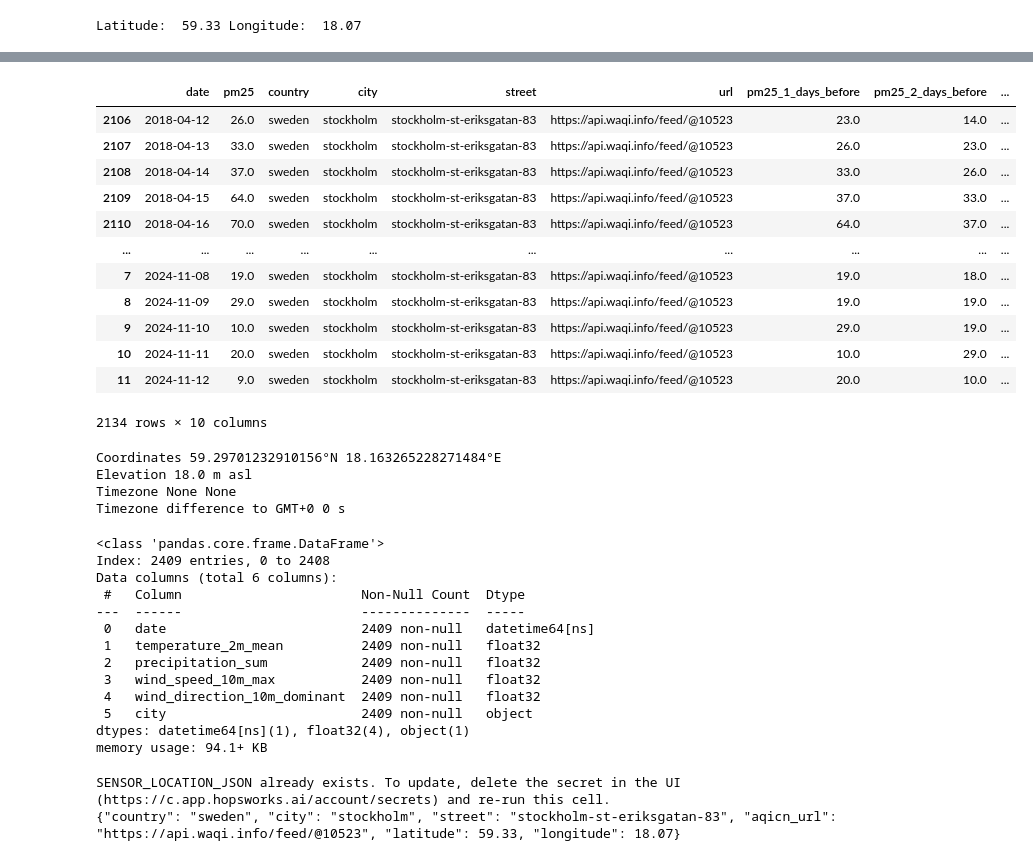
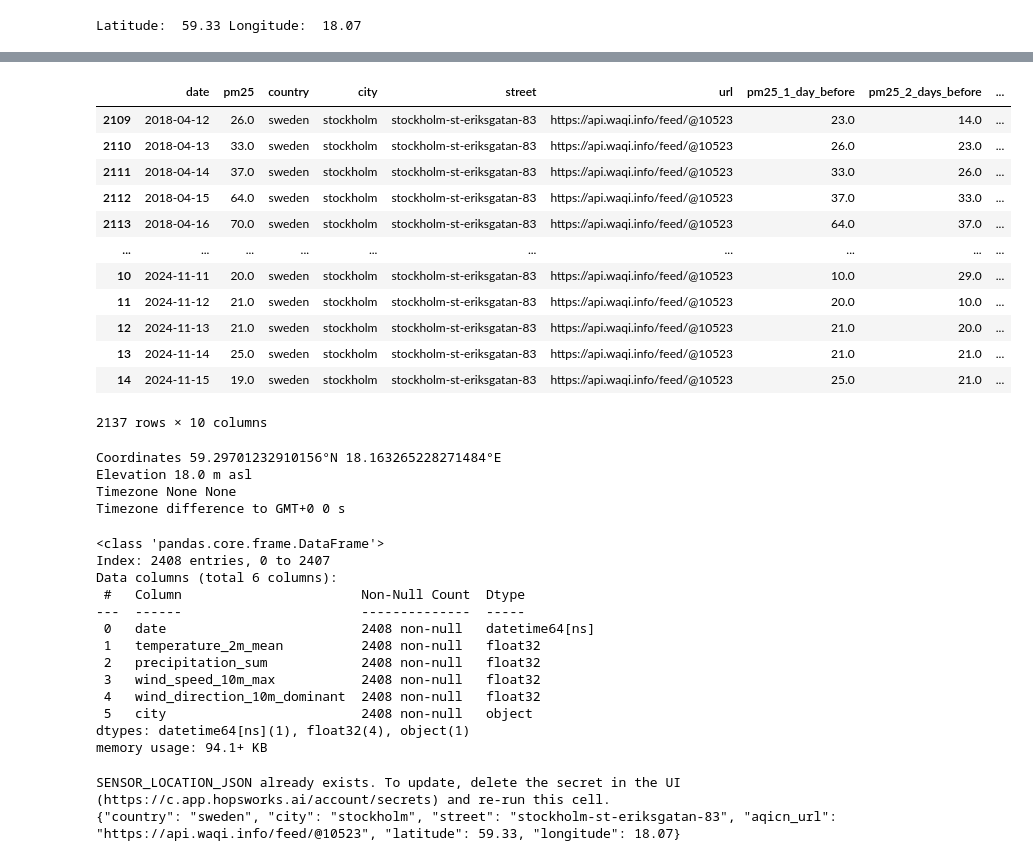
Before and after one commit to desireebill/air-quality-prediction-service, a Jupyter notebook: 1-backfill-feature-group.ipynb, the cells around one changed output, grey strips where cells are left out. Saved outputs shown, nothing was run; the diff lists cells and outputs as text; code cells hidden in the pictures.

```diff
--- a/1-backfill-feature-group.ipynb
+++ b/1-backfill-feature-group.ipynb
@@ -20,6 +20,6 @@ dotenv.load_dotenv()
 AQI_API_KEY = os.getenv("AQI_API_KEY")
 HOPSWORKS_API_KEY = os.getenv("HOPSWORKS_API_KEY")
 # %%
-csv_file = "data/stockholm-st-eriksgatan-83-air-quality.csv"
+csv_file = "data/stockholm-st eriksgatan 83-air-quality.csv"
 util.check_file_path(csv_file)
 # %% [output]
@@ -63,40 +64,41 @@ aq_today_df.head()
 # %%
 # Save the data to a CSV file
 df = pd.read_csv(csv_file, parse_dates=["date"], skipinitialspace=True)
 
 df = df[["date", "pm25"]]
 df["country"] = country
 df["city"] = city
 df["street"] = street
 df["url"] = aqicn_url
 df["pm25"] = df["pm25"].astype("float32")
 
 df.sort_values(by="date", inplace=True)
 
-df["pm25_1_days_before"] = df["pm25"].shift(1)
+# Task 6: add lagging air quality feature
+df["pm25_1_day_before"] = df["pm25"].shift(1)
 df["pm25_2_days_before"] = df["pm25"].shift(2)
 df["pm25_3_days_before"] = df["pm25"].shift(3)
-df["pm25_avg_3_days_before"] = df[["pm25_1_days_before", "pm25_2_days_before", "pm25_3_days_before"]].mean(axis=1)
+df["pm25_average_before"] = df[["pm25_1_day_before", "pm25_2_days_before", "pm25_3_days_before"]].mean(axis=1)
 
-# Drop rows with missing values
+# Remove rows with NaN values, like the first 3 rows
 df.dropna(inplace=True)
 
 # Let's check the data
 df
 # %% [output]
-|  | date | pm25 | country | city | street | url | pm25_1_days_before | pm25_2_days_before | ... |
-| 2106 | 2018-04-12 | 26.0 | sweden | stockholm | stockholm-st-eriksgatan-83 | https://api.waqi.info/feed/@10523 | 23.0 | 14.0 | ... |
-| 2107 | 2018-04-13 | 33.0 | sweden | stockholm | stockholm-st-eriksgatan-83 | https://api.waqi.info/feed/@10523 | 26.0 | 23.0 | ... |
-| 2108 | 2018-04-14 | 37.0 | sweden | stockholm | stockholm-st-eriksgatan-83 | https://api.waqi.info/feed/@10523 | 33.0 | 26.0 | ... |
-| 2109 | 2018-04-15 | 64.0 | sweden | stockholm | stockholm-st-eriksgatan-83 | https://api.waqi.info/feed/@10523 | 37.0 | 33.0 | ... |
-| 2110 | 2018-04-16 | 70.0 | sweden | stockholm | stockholm-st-eriksgatan-83 | https://api.waqi.info/feed/@10523 | 64.0 | 37.0 | ... |
+|  | date | pm25 | country | city | street | url | pm25_1_day_before | pm25_2_days_before | ... |
+| 2109 | 2018-04-12 | 26.0 | sweden | stockholm | stockholm-st-eriksgatan-83 | https://api.waqi.info/feed/@10523 | 23.0 | 14.0 | ... |
+| 2110 | 2018-04-13 | 33.0 | sweden | stockholm | stockholm-st-eriksgatan-83 | https://api.waqi.info/feed/@10523 | 26.0 | 23.0 | ... |
+| 2111 | 2018-04-14 | 37.0 | sweden | stockholm | stockholm-st-eriksgatan-83 | https://api.waqi.info/feed/@10523 | 33.0 | 26.0 | ... |
+| 2112 | 2018-04-15 | 64.0 | sweden | stockholm | stockholm-st-eriksgatan-83 | https://api.waqi.info/feed/@10523 | 37.0 | 33.0 | ... |
+| 2113 | 2018-04-16 | 70.0 | sweden | stockholm | stockholm-st-eriksgatan-83 | https://api.waqi.info/feed/@10523 | 64.0 | 37.0 | ... |
 | ... | ... | ... | ... | ... | ... | ... | ... | ... | ... |
-| 7 | 2024-11-08 | 19.0 | sweden | stockholm | stockholm-st-eriksgatan-83 | https://api.waqi.info/feed/@10523 | 19.0 | 18.0 | ... |
-| 8 | 2024-11-09 | 29.0 | sweden | stockholm | stockholm-st-eriksgatan-83 | https://api.waqi.info/feed/@10523 | 19.0 | 19.0 | ... |
-| 9 | 2024-11-10 | 10.0 | sweden | stockholm | stockholm-st-eriksgatan-83 | https://api.waqi.info/feed/@10523 | 29.0 | 19.0 | ... |
 | 10 | 2024-11-11 | 20.0 | sweden | stockholm | stockholm-st-eriksgatan-83 | https://api.waqi.info/feed/@10523 | 10.0 | 29.0 | ... |
-| 11 | 2024-11-12 | 9.0 | sweden | stockholm | stockholm-st-eriksgatan-83 | https://api.waqi.info/feed/@10523 | 20.0 | 10.0 | ... |
+| 11 | 2024-11-12 | 21.0 | sweden | stockholm | stockholm-st-eriksgatan-83 | https://api.waqi.info/feed/@10523 | 20.0 | 10.0 | ... |
+| 12 | 2024-11-13 | 21.0 | sweden | stockholm | stockholm-st-eriksgatan-83 | https://api.waqi.info/feed/@10523 | 21.0 | 20.0 | ... |
+| 13 | 2024-11-14 | 25.0 | sweden | stockholm | stockholm-st-eriksgatan-83 | https://api.waqi.info/feed/@10523 | 21.0 | 21.0 | ... |
+| 14 | 2024-11-15 | 19.0 | sweden | stockholm | stockholm-st-eriksgatan-83 | https://api.waqi.info/feed/@10523 | 25.0 | 21.0 | ... |
-2134 rows × 10 columns
+2137 rows × 10 columns
 # %%
 earliest_date = pd.Series.min(df['date'])
 earliest_date = earliest_date.strftime("%Y-%m-%d")
@@ -112,16 +114,16 @@ Timezone difference to GMT+0 0 s
 weather_df.info()
 # %% [output]
 <class 'pandas.core.frame.DataFrame'>
-Index: 2409 entries, 0 to 2408
+Index: 2408 entries, 0 to 2407
 Data columns (total 6 columns):
  #   Column                       Non-Null Count  Dtype
 ---  ------                       --------------  -----
- 0   date                         2409 non-null   datetime64[ns]
- 1   temperature_2m_mean          2409 non-null   float32
- 2   precipitation_sum            2409 non-null   float32
- 3   wind_speed_10m_max           2409 non-null   float32
- 4   wind_direction_10m_dominant  2409 non-null   float32
- 5   city                         2409 non-null   object
+ 0   date                         2408 non-null   datetime64[ns]
+ 1   temperature_2m_mean          2408 non-null   float32
+ 2   precipitation_sum            2408 non-null   float32
+ 3   wind_speed_10m_max           2408 non-null   float32
+ 4   wind_direction_10m_dominant  2408 non-null   float32
+ 5   city                         2408 non-null   object
 dtypes: datetime64[ns](1), float32(4), object(1)
 memory usage: 94.1+ KB
 # %%
```
Also changed, not shown: parts of 5 cells of this notebook, 9 other files.
